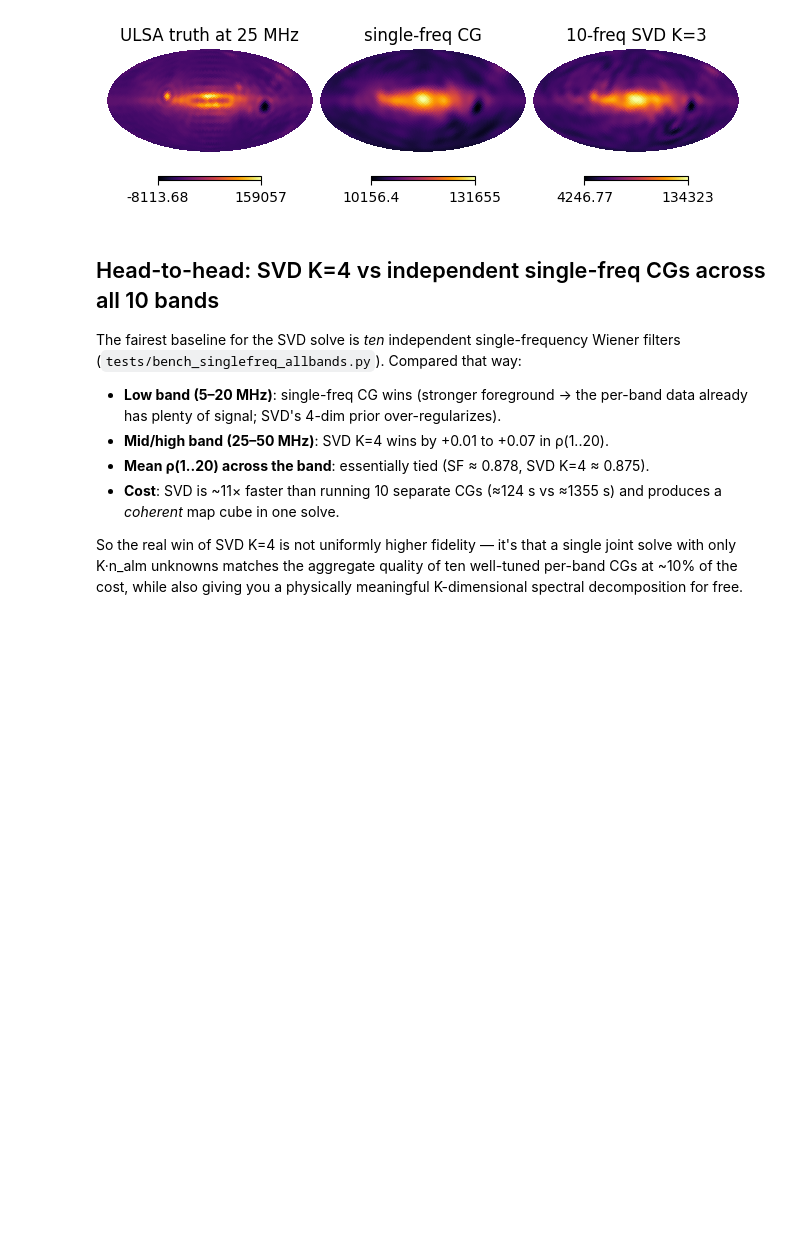
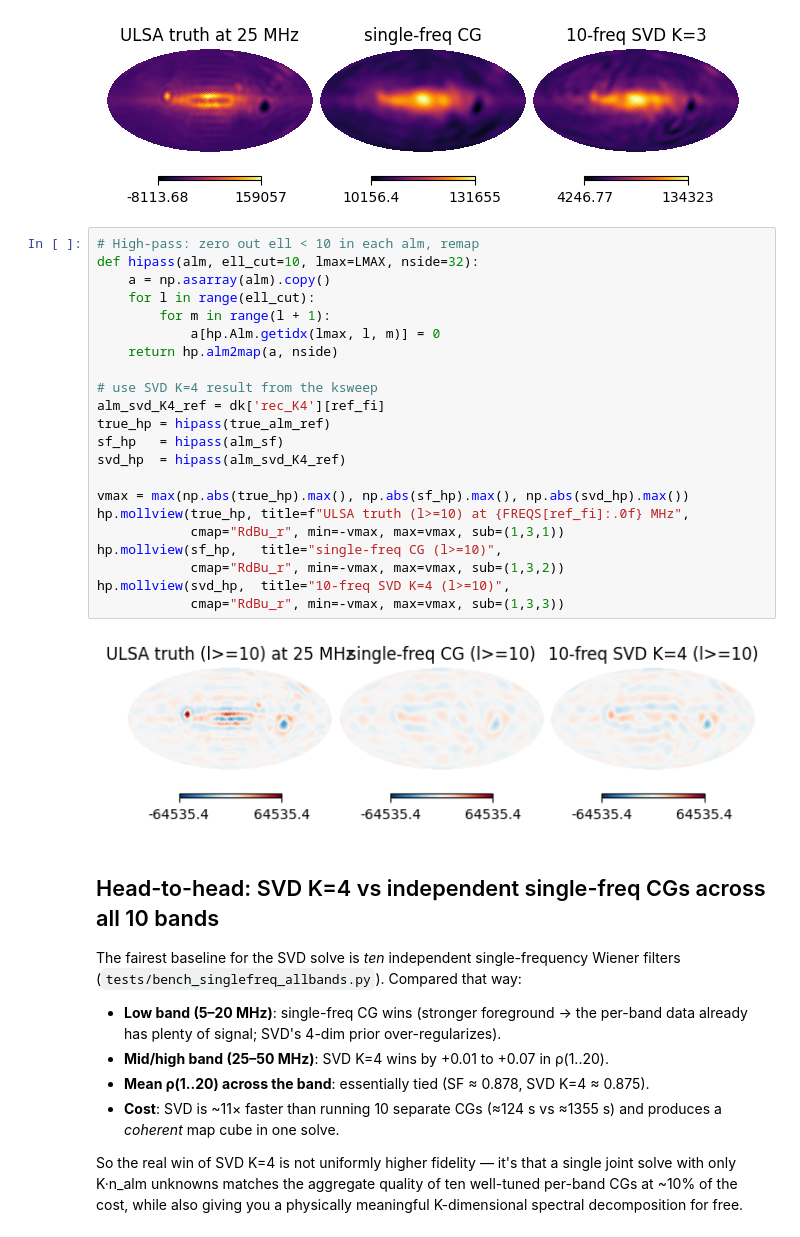
Before and after one commit to lusee-night/luseepy, a Jupyter notebook: notebooks/mapmaker_svd_multifreq_demo.ipynb, the cells around one changed output. Cells and saved outputs as stored; diff of their text form; blank space fills up the shorter version.

```diff
--- a/notebooks/mapmaker_svd_multifreq_demo.ipynb
+++ b/notebooks/mapmaker_svd_multifreq_demo.ipynb
@@ -145,6 +149,30 @@ hp.mollview(sf_map,   title=f"single-freq CG",                        cmap="infe
 hp.mollview(svd_map,  title=f"10-freq SVD K=3",                       cmap="inferno", sub=(1,3,3))
 # %% [output]
 [figure]
+# %%
+# High-pass: zero out ell < 10 in each alm, remap
+def hipass(alm, ell_cut=10, lmax=LMAX, nside=32):
+    a = np.asarray(alm).copy()
+    for l in range(ell_cut):
+        for m in range(l + 1):
+            a[hp.Alm.getidx(lmax, l, m)] = 0
+    return hp.alm2map(a, nside)
+
+# use SVD K=4 result from the ksweep
+alm_svd_K4_ref = dk['rec_K4'][ref_fi]
+true_hp = hipass(true_alm_ref)
+sf_hp   = hipass(alm_sf)
+svd_hp  = hipass(alm_svd_K4_ref)
+
+vmax = max(np.abs(true_hp).max(), np.abs(sf_hp).max(), np.abs(svd_hp).max())
+hp.mollview(true_hp, title=f"ULSA truth (l>=10) at {FREQS[ref_fi]:.0f} MHz",
+            cmap="RdBu_r", min=-vmax, max=vmax, sub=(1,3,1))
+hp.mollview(sf_hp,   title="single-freq CG (l>=10)",
+            cmap="RdBu_r", min=-vmax, max=vmax, sub=(1,3,2))
+hp.mollview(svd_hp,  title="10-freq SVD K=4 (l>=10)",
+            cmap="RdBu_r", min=-vmax, max=vmax, sub=(1,3,3))
+# %% [output]
+[figure, added]
 # %% [markdown]
 ## Head-to-head: SVD K=4 vs independent single-freq CGs across all 10 bands
 
```
Also changed, not shown: parts of 2 cells of this notebook.
